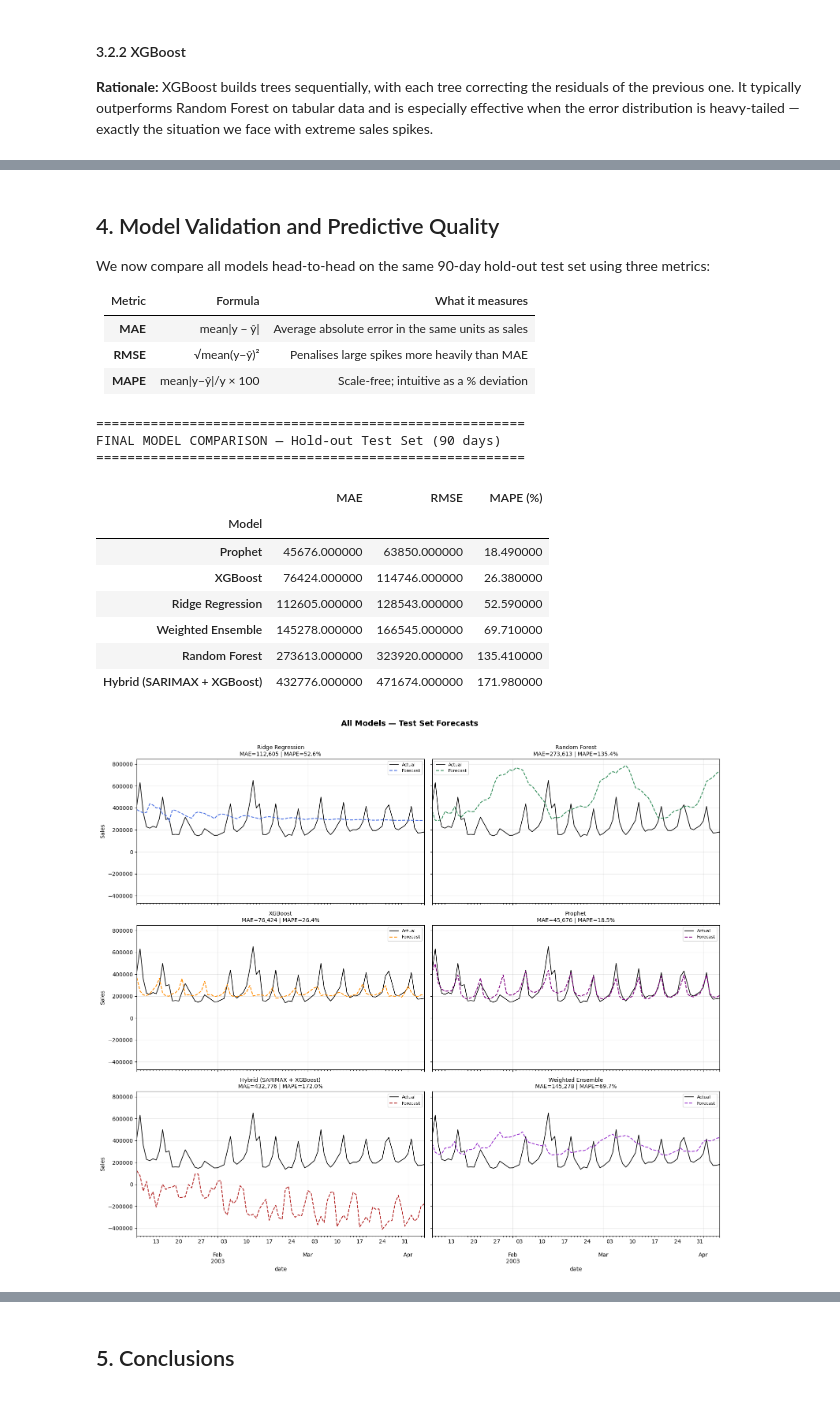
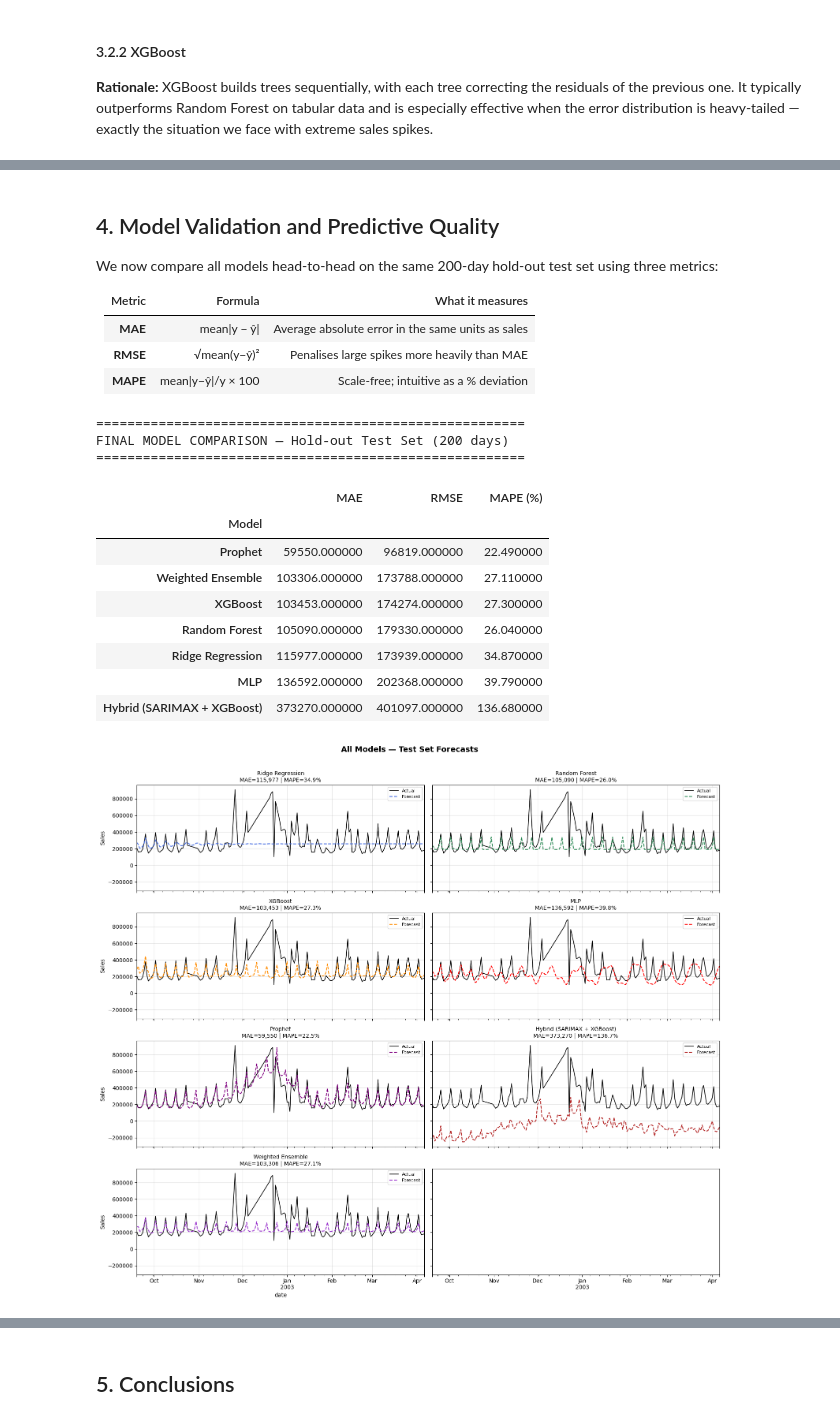
Before and after one commit to joaquinorradre/Time_Series_Assesment1, a Jupyter notebook: Assessment2.ipynb, the cells around one changed output, grey strips where cells are left out. Cells and saved outputs as stored; diff of their text form; code cells hidden in the pictures.

```diff
--- a/Assessment2.ipynb
+++ b/Assessment2.ipynb
@@ -65,21 +72,28 @@ The features created are:
 | **Rolling** | 7-day and 30-day rolling mean & std | Capture short- and medium-term trend momentum; `shift(1)` prevents data leakage |
 # %%
 def create_features(df: pd.DataFrame) -> pd.DataFrame:
-    """Add calendar, lag and rolling features to the sales dataframe."""
+    """Add calendar, lag, rolling, and holiday features to the sales dataframe."""
     df = df.copy()
 
-    # Calendar features
+    # 1. Calendar features
     df['day_of_week'] = df.index.dayofweek          # 0 = Monday
     df['month']       = df.index.month
     df['quarter']     = df.index.quarter
     df['is_weekend']  = df.index.dayofweek.isin([5, 6]).astype(int)
 
-    # Lag features  (shift prevents any look-ahead)
+    # 2. Holiday/Summer Features (US Context)
+    us_holidays = holidays.US()
+    # Binary feature: 1 if date is a holiday
+    df['is_holiday'] = df.index.map(lambda x: 1 if x in us_holidays else 0)
+
+    df['is_summer'] = df['month'].isin([6, 7, 8]).astype(int)
+
+    # 3. Lag features (shift prevents any look-ahead/leakage)
     df['lag_1']  = df['sales'].shift(1)
     df['lag_7']  = df['sales'].shift(7)
     df['lag_14'] = df['sales'].shift(14)
 
-    # Rolling statistics  (shift(1) inside to avoid leakage)
+    # 4. Rolling statistics (shift(1) inside to avoid leakage)
     s = df['sales'].shift(1)
     df['roll_mean_7']  = s.rolling(7).mean()
     df['roll_std_7']   = s.rolling(7).std()
@@ -108,5 +206,5 @@ Model selection and hyperparameter tuning are performed exclusively on the train
 # %%
-STEPS_TEST = 90
+STEPS_TEST = 200
 
 split_date = df_ml.index.max() - pd.Timedelta(days=STEPS_TEST)
 
@@ -126,7 +224,7 @@ fig, ax = plt.subplots(figsize=(12, 4))
 y_train.plot(ax=ax, label='Train', color='steelblue')
 y_test.plot(ax=ax,  label='Test (hold-out)', color='darkorange')
 ax.axvline(split_date, color='black', linestyle='--', alpha=0.6, label='Split date')
-ax.set_title('Train / Test Split (hold-out = last 90 days)', fontweight='bold')
+ax.set_title(f'Train / Test Split (hold-out = last {STEPS_TEST} days)', fontweight='bold')
 ax.set_ylabel('Sales')
 ax.legend()
 ax.grid(True, alpha=0.3)
@@ -304,9 +402,9 @@ forecaster_rf = ForecasterRecursive(
 )
 
 param_grid_rf = {
-    'n_estimators': [100, 300],
-    'max_depth':    [5, 10, None],
-    'min_samples_leaf': [1, 5]
+    'n_estimators': [100, 300, 500],
+    'max_depth':    [3, 5, 10, None],
+    'min_samples_leaf': [1, 3, 5]
 }
 
 results_rf = grid_search_forecaster(
@@ -622,7 +976,7 @@ Weighted Ensemble  →  MAE: 145,278   MAPE: 69.7%
 # %% [markdown]
 ## 4. Model Validation and Predictive Quality
 
-We now compare all models head-to-head on the same 90-day hold-out test set using three metrics:
+We now compare all models head-to-head on the same 200-day hold-out test set using three metrics:
 
 | Metric | Formula | What it measures |
 |---|---|---|
@@ -642,52 +996,55 @@ results_table = pd.DataFrame([
     eval_metrics(y_test, pred_ridge,           'Ridge Regression'),
     eval_metrics(y_test, pred_rf,              'Random Forest'),
     eval_metrics(y_test, pred_xgb,             'XGBoost'),
+    eval_metrics(y_test, pred_mlp,             'MLP'),
     eval_metrics(y_test, pred_prophet,         'Prophet'),
     eval_metrics(y_test, pred_hybrid_residual, 'Hybrid (SARIMAX + XGBoost)'),
     eval_metrics(y_test, pred_ensemble,        'Weighted Ensemble'),
 ]).set_index('Model').sort_values('MAE')
 
 print("=" * 55)
-print("FINAL MODEL COMPARISON — Hold-out Test Set (90 days)")
+print(f"FINAL MODEL COMPARISON — Hold-out Test Set ({STEPS_TEST} days)")
 print("=" * 55)
-display(results_table.style.highlight_min(color='lightgreen', axis=0))
+display(results_table.style.highlight_min(color='yellow', axis=0))
 
 # ── Side-by-side forecast plot ────────────────────────────────────────────────
-fig, axes = plt.subplots(3, 2, figsize=(16, 14), sharex=True, sharey=True)
+fig, axes = plt.subplots(4, 2, figsize=(16, 14), sharex=True, sharey=True)
 axes = axes.flatten()
 
 models = [
     ('Ridge Regression',              pred_ridge,           'royalblue'),
     ('Random Forest',                 pred_rf,              'seagreen'),
     ('XGBoost',                       pred_xgb,             'darkorange'),
+    ('MLP',                           pred_mlp,             'red'),
     ('Prophet',                       pred_prophet,         'purple'),
     ('Hybrid (SARIMAX + XGBoost)',    pred_hybrid_residual, 'firebrick'),
     ('Weighted Ensemble',             pred_ensemble,        'darkorchid'),
 ]
 
 for ax, (title, preds, color) in zip(axes, models):
     y_test.plot(ax=ax, color='black', lw=1.2, label='Actual')
     preds.plot(ax=ax, color=color, ls='--', lw=1.5, label='Forecast')
     mae_v  = mean_absolute_error(y_test, preds)
     mape_v = mean_absolute_percentage_error(y_test, preds) * 100
     ax.set_title(f"{title}\nMAE={mae_v:,.0f} | MAPE={mape_v:.1f}%", fontsize=10)
     ax.set_ylabel('Sales')
     ax.legend(fontsize=8)
     ax.grid(True, alpha=0.3)
 
 plt.suptitle('All Models — Test Set Forecasts', fontsize=14, fontweight='bold', y=1.01)
 plt.tight_layout()
 plt.show()
 # %% [output]
 =======================================================
-FINAL MODEL COMPARISON — Hold-out Test Set (90 days)
+FINAL MODEL COMPARISON — Hold-out Test Set (200 days)
 =======================================================
 |  | MAE | RMSE | MAPE (%) |
 | Model |  |  |  |
-| Prophet | 45676.000000 | 63850.000000 | 18.490000 |
-| XGBoost | 76424.000000 | 114746.000000 | 26.380000 |
-| Ridge Regression | 112605.000000 | 128543.000000 | 52.590000 |
-| Weighted Ensemble | 145278.000000 | 166545.000000 | 69.710000 |
-| Random Forest | 273613.000000 | 323920.000000 | 135.410000 |
-| Hybrid (SARIMAX + XGBoost) | 432776.000000 | 471674.000000 | 171.980000 |
+| Prophet | 59550.000000 | 96819.000000 | 22.490000 |
+| Weighted Ensemble | 103306.000000 | 173788.000000 | 27.110000 |
+| XGBoost | 103453.000000 | 174274.000000 | 27.300000 |
+| Random Forest | 105090.000000 | 179330.000000 | 26.040000 |
+| Ridge Regression | 115977.000000 | 173939.000000 | 34.870000 |
+| MLP | 136592.000000 | 202368.000000 | 39.790000 |
+| Hybrid (SARIMAX + XGBoost) | 373270.000000 | 401097.000000 | 136.680000 |
-[figure, old version]
+[figure, new version]
```
Also changed, not shown: parts of 29 cells of this notebook.
